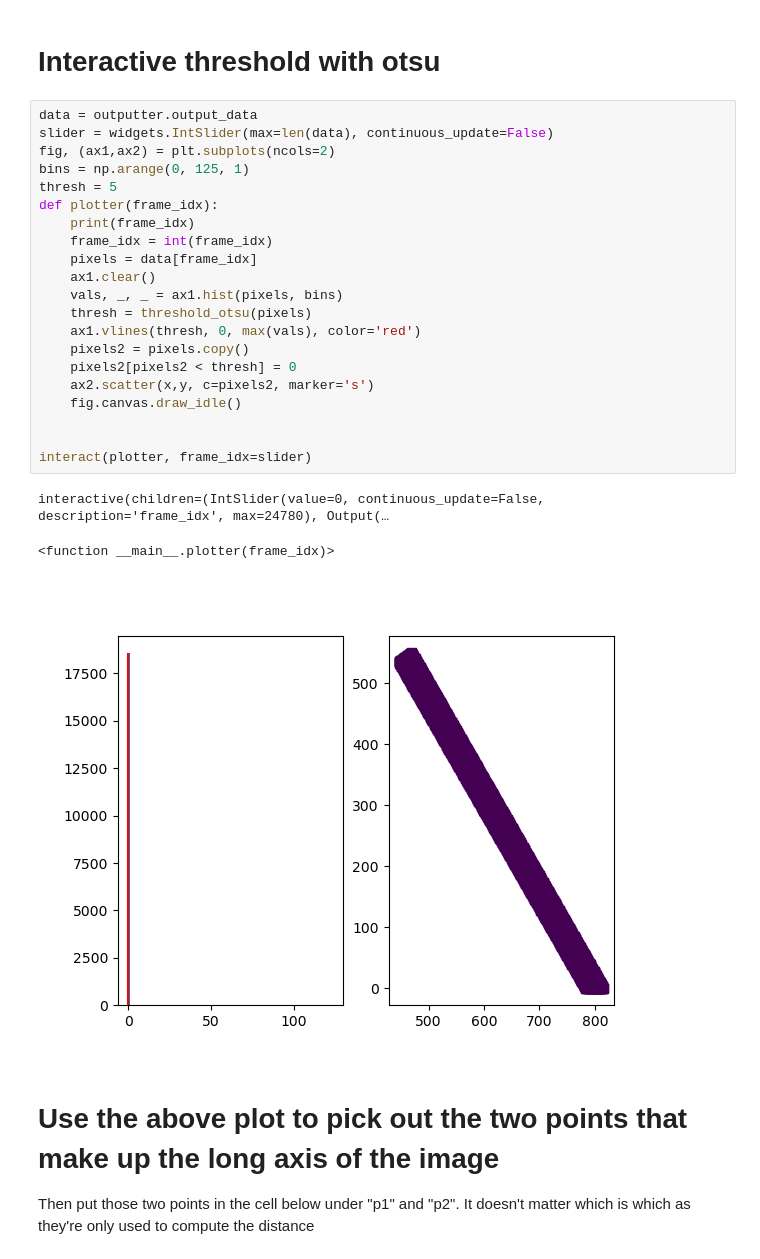
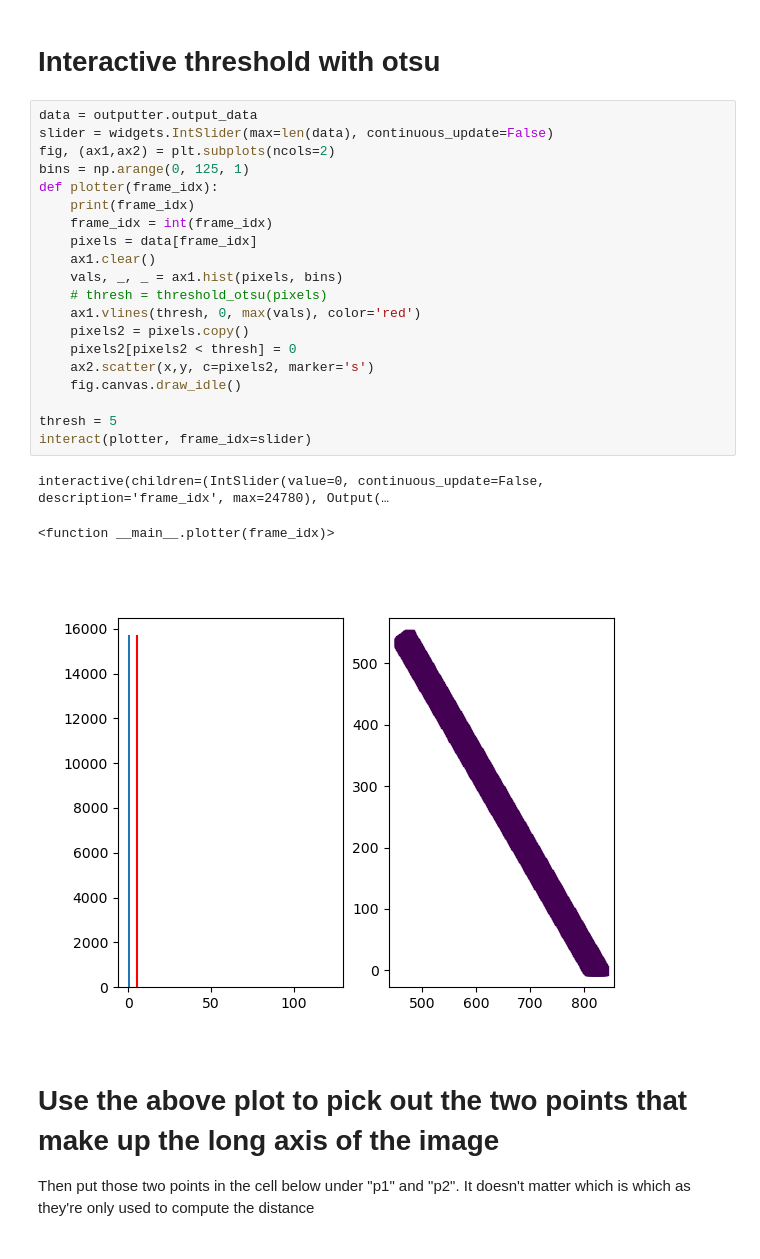
Before and after one commit to TheMartinLab/crystal-video, a Jupyter notebook: draw-on-movie.ipynb, the cells around one changed output. Saved outputs shown, nothing was run; the diff lists cells and outputs as text.

```diff
--- a/draw-on-movie.ipynb
+++ b/draw-on-movie.ipynb
@@ -517,28 +530,27 @@ length
 # %%
 data = outputter.output_data
 slider = widgets.IntSlider(max=len(data), continuous_update=False)
 fig, (ax1,ax2) = plt.subplots(ncols=2)
 bins = np.arange(0, 125, 1)
-thresh = 5
 def plotter(frame_idx):
     print(frame_idx)
     frame_idx = int(frame_idx)
     pixels = data[frame_idx]
     ax1.clear()
     vals, _, _ = ax1.hist(pixels, bins)
-    thresh = threshold_otsu(pixels)
+    # thresh = threshold_otsu(pixels)
     ax1.vlines(thresh, 0, max(vals), color='red')
     pixels2 = pixels.copy()
     pixels2[pixels2 < thresh] = 0
     ax2.scatter(x,y, c=pixels2, marker='s')
     fig.canvas.draw_idle()
 
-
+thresh = 5
 interact(plotter, frame_idx=slider)
 # %% [output]
 interactive(children=(IntSlider(value=0, continuous_update=False, description='frame_idx', max=24780), Output(…
 <function __main__.plotter(frame_idx)>
-[figure, old version]
+[figure, new version]
 # %% [markdown]
 # Use the above plot to pick out the two points that make up the long axis of the image
 
```
Also changed, not shown: parts of 11 cells of this notebook.
